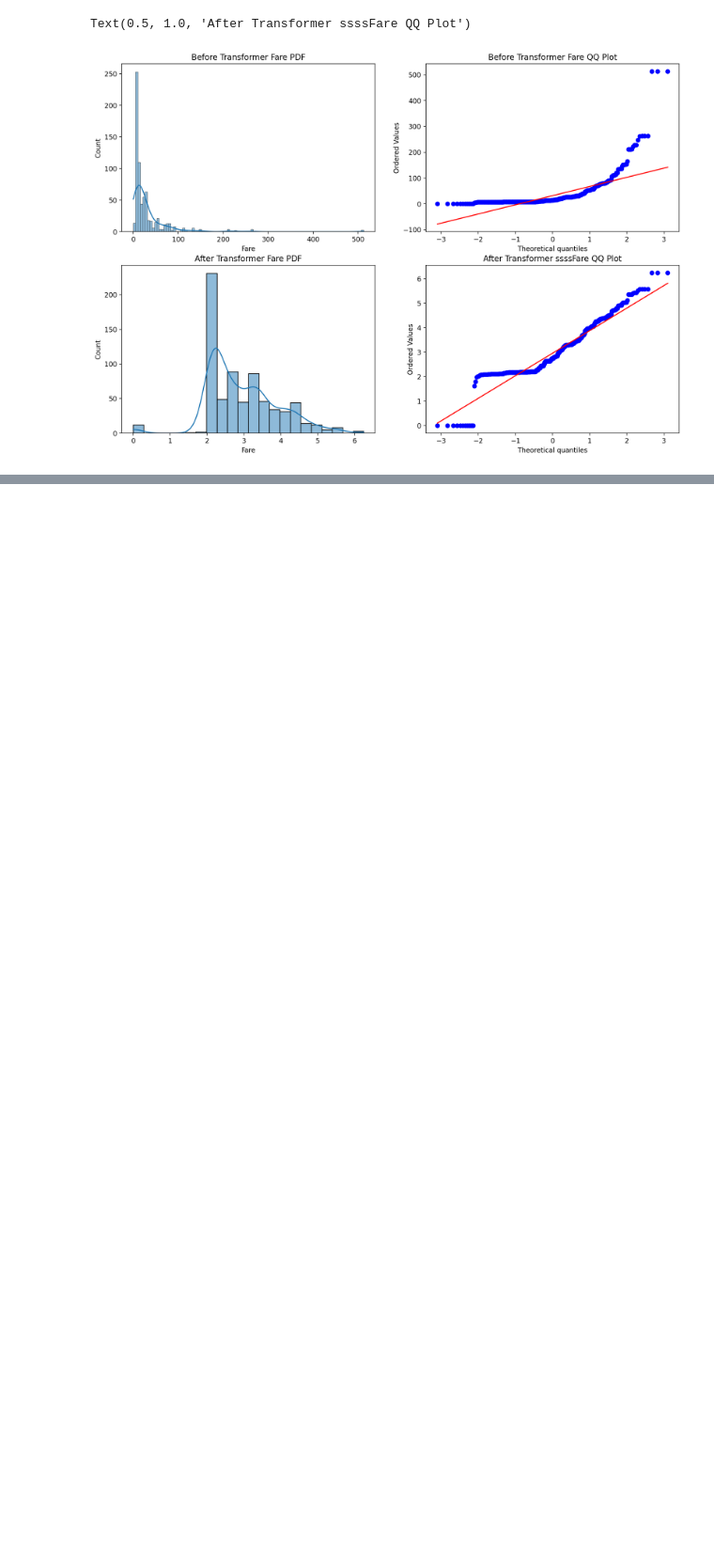
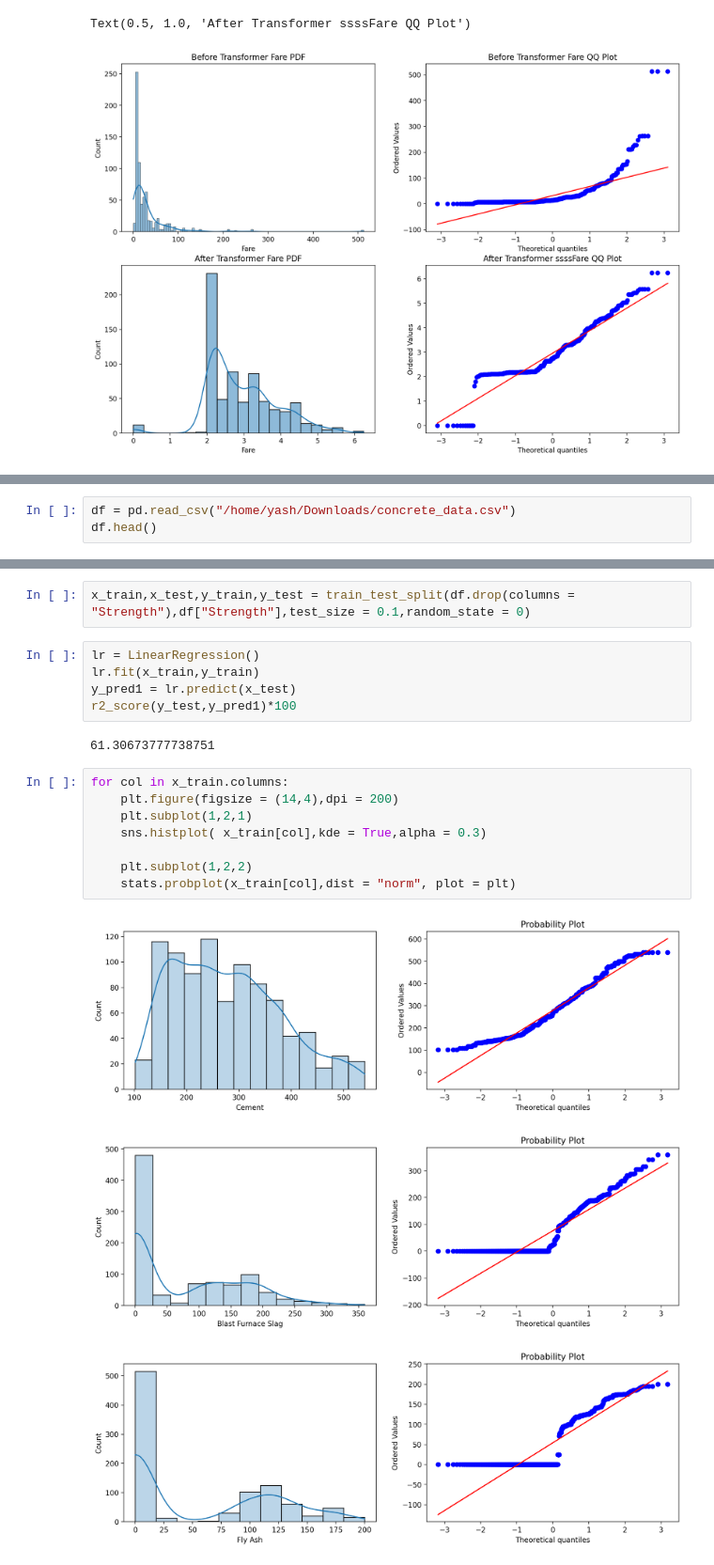
Before and after one commit to yashDumasia/ML, a Jupyter notebook: Transformers.ipynb, the cells around one changed output, grey strips where cells are left out. Shown at 94% size. Cells and saved outputs as stored; diff of their text form; blank space fills up the shorter version.

```diff
--- a/Transformers.ipynb
+++ b/Transformers.ipynb
@@ -188,0 +202,3 @@ Acuracy Score After Transformer(Only Fare) by DTC :  67.59776536312849 %
+# %%
+df = pd.read_csv("/home/yash/Downloads/concrete_data.csv")
+df.head()
@@ -188,0 +224,21 @@ Acuracy Score After Transformer(Only Fare) by DTC :  67.59776536312849 %
+# %%
+x_train,x_test,y_train,y_test = train_test_split(df.drop(columns = "Strength"),df["Strength"],test_size = 0.1,random_state = 0)
+# %%
+lr = LinearRegression()
+lr.fit(x_train,y_train)
+y_pred1 = lr.predict(x_test)
+r2_score(y_test,y_pred1)*100
+# %% [output]
+61.30673777738751
+# %%
+for col in x_train.columns:
+    plt.figure(figsize = (14,4),dpi = 200)
+    plt.subplot(1,2,1)
+    sns.histplot( x_train[col],kde = True,alpha = 0.3)
+
+    plt.subplot(1,2,2)
+    stats.probplot(x_train[col],dist = "norm", plot = plt)
+# %% [output]
+[figure, added]
+[figure, added]
+[figure, added]
```
Also changed, not shown: parts of 16 cells of this notebook.
